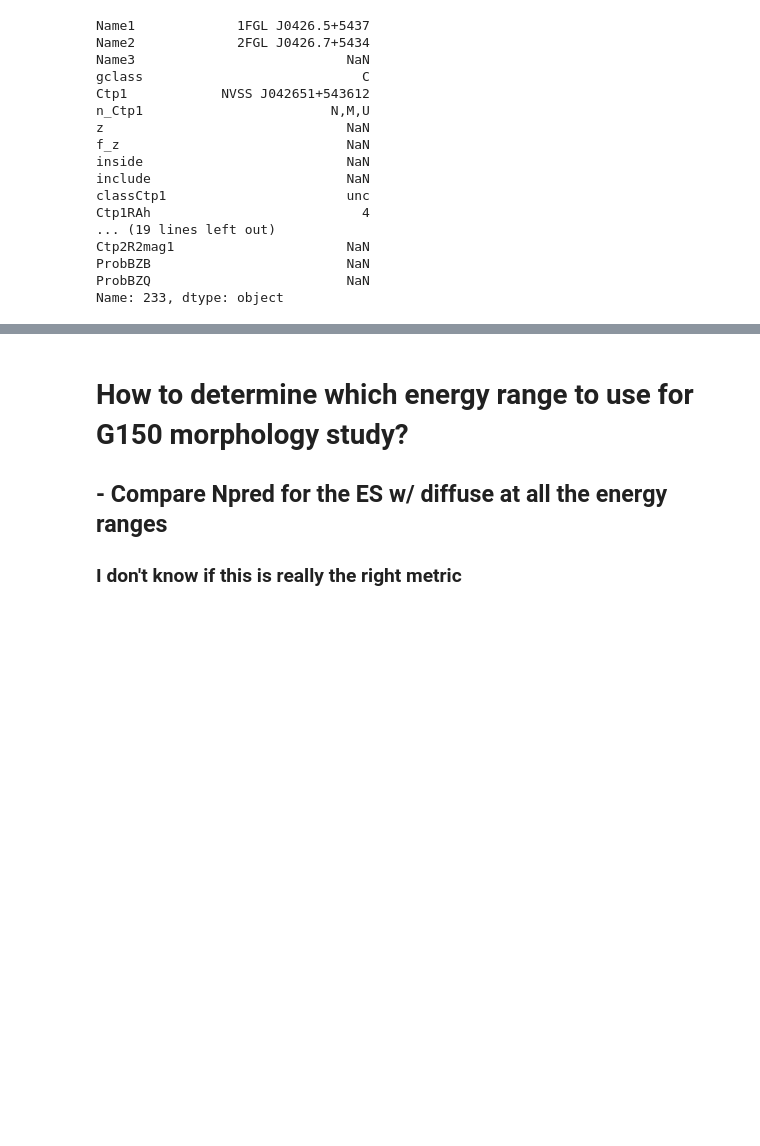
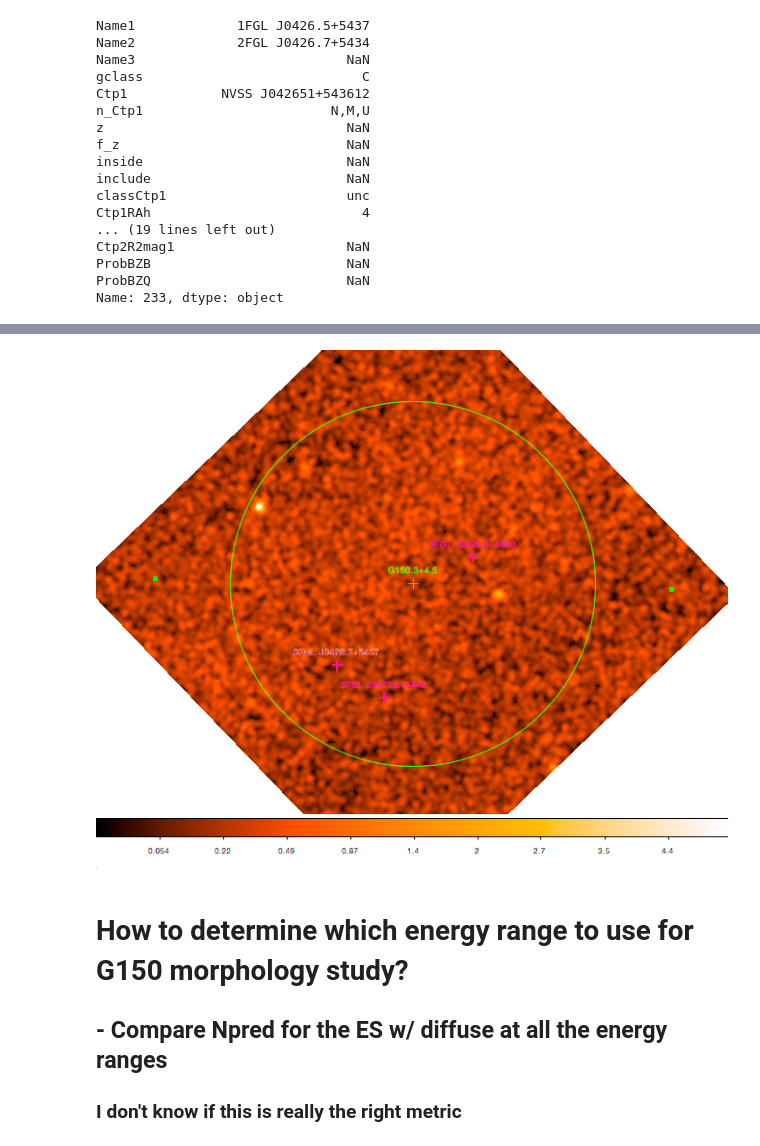
Before and after one commit to bbw7561135/ipynbs, a Jupyter notebook: G150.3+4.5.ipynb, the cells around one changed output, grey strips where cells are left out. Drawn from its saved outputs; the diff is of its cells as text; code cells hidden in the pictures; blank space fills up the shorter version.

Commit message:
G150: added RASS map
-Added RASS smooth counts map image

```diff
--- a/G150.3+4.5.ipynb
+++ b/G150.3+4.5.ipynb
@@ -410,3 +413,7 @@ Name: 233, dtype: object
+# %%
+Image(filename='/Users/elunejava/Dropbox/CurrentWork/G150/G150_1deg_RASS.png')
+# %% [output]
+[figure, added]
 # %% [markdown]
 # How to determine which energy range to use for G150 morphology study?
 ## - Compare Npred for the ES w/ diffuse at all the energy ranges
```
Also changed, not shown: parts of 1 cell of this notebook.
